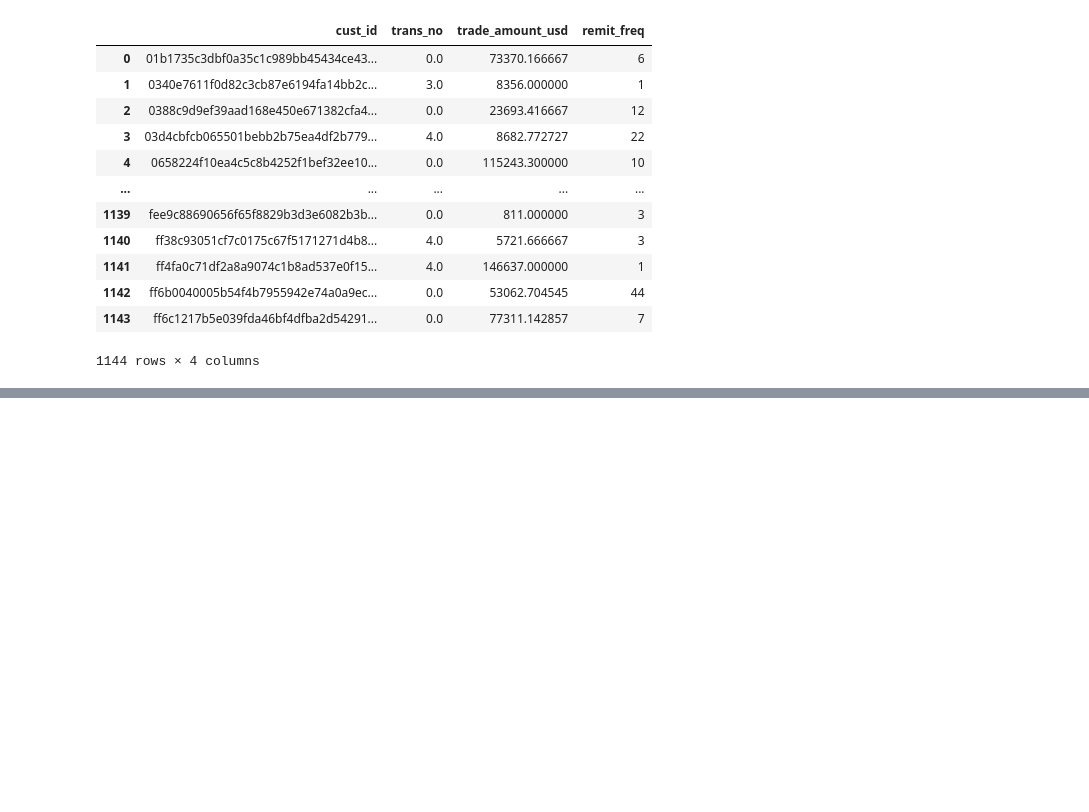
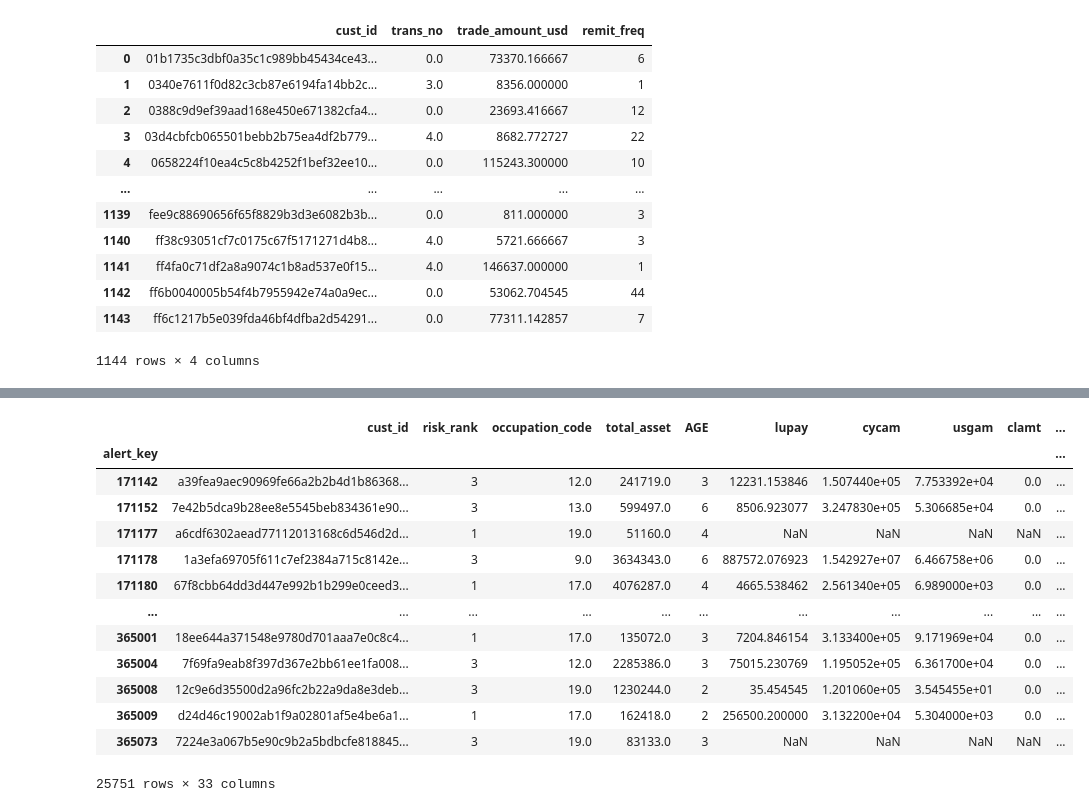
Before and after one commit to Wesley1110/0, a Jupyter notebook: yushan.ipynb, the cells around one changed output, grey strips where cells are left out. Drawn from its saved outputs; the diff is of its cells as text; code cells hidden in the pictures; blank space fills up the shorter version.

```diff
--- a/yushan.ipynb
+++ b/yushan.ipynb
@@ -254,0 +268,21 @@ temp
+# %%
+temp['fiscTxId'] = temp['fiscTxId'].fillna(29)
+temp['txbranch'] = temp['txbranch'].fillna(371)
+temp['debit_credit'] = temp['debit_credit'].replace(['CR'], 0)
+temp['debit_credit'] = temp['debit_credit'].replace(['DB'], 1)
+temp
+# %% [output]
+|  | cust_id | risk_rank | occupation_code | total_asset | AGE | lupay | cycam | usgam | clamt | ... |
+| alert_key |  |  |  |  |  |  |  |  |  | ... |
+| 171142 | a39fea9aec90969fe66a2b2b4d1b86368... | 3 | 12.0 | 241719.0 | 3 | 12231.153846 | 1.507440e+05 | 7.753392e+04 | 0.0 | ... |
+| 171152 | 7e42b5dca9b28ee8e5545beb834361e90... | 3 | 13.0 | 599497.0 | 6 | 8506.923077 | 3.247830e+05 | 5.306685e+04 | 0.0 | ... |
+| 171177 | a6cdf6302aead77112013168c6d546d2d... | 1 | 19.0 | 51160.0 | 4 | NaN | NaN | NaN | NaN | ... |
+| 171178 | 1a3efa69705f611c7ef2384a715c8142e... | 3 | 9.0 | 3634343.0 | 6 | 887572.076923 | 1.542927e+07 | 6.466758e+06 | 0.0 | ... |
+| 171180 | 67f8cbb64dd3d447e992b1b299e0ceed3... | 1 | 17.0 | 4076287.0 | 4 | 4665.538462 | 2.561340e+05 | 6.989000e+03 | 0.0 | ... |
+| ... | ... | ... | ... | ... | ... | ... | ... | ... | ... | ... |
+| 365001 | 18ee644a371548e9780d701aaa7e0c8c4... | 1 | 17.0 | 135072.0 | 3 | 7204.846154 | 3.133400e+05 | 9.171969e+04 | 0.0 | ... |
+| 365004 | 7f69fa9eab8f397d367e2bb61ee1fa008... | 3 | 12.0 | 2285386.0 | 3 | 75015.230769 | 1.195052e+05 | 6.361700e+04 | 0.0 | ... |
+| 365008 | 12c9e6d35500d2a96fc2b22a9da8e3deb... | 3 | 19.0 | 1230244.0 | 2 | 35.454545 | 1.201060e+05 | 3.545455e+01 | 0.0 | ... |
+| 365009 | d24d46c19002ab1f9a02801af5e4be6a1... | 1 | 17.0 | 162418.0 | 2 | 256500.200000 | 3.132200e+04 | 5.304000e+03 | 0.0 | ... |
+| 365073 | 7224e3a067b5e90c9b2a5bdbcfe818845... | 3 | 19.0 | 83133.0 | 3 | NaN | NaN | NaN | NaN | ... |
+25751 rows × 33 columns
```
Also changed, not shown: parts of 10 cells of this notebook.
